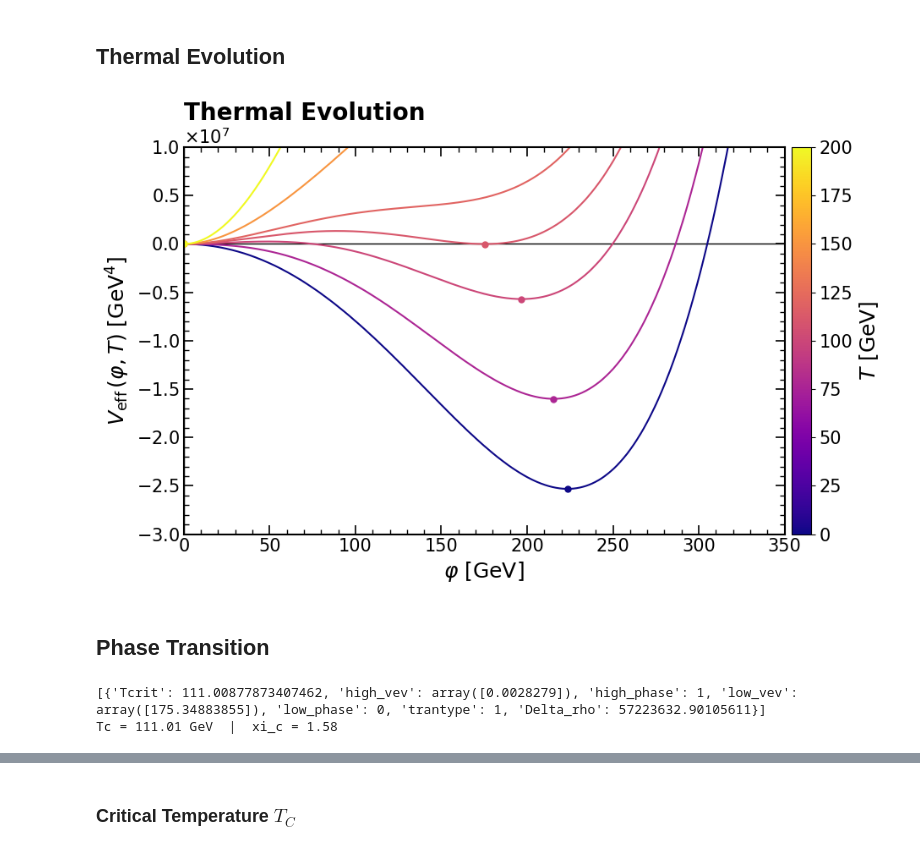
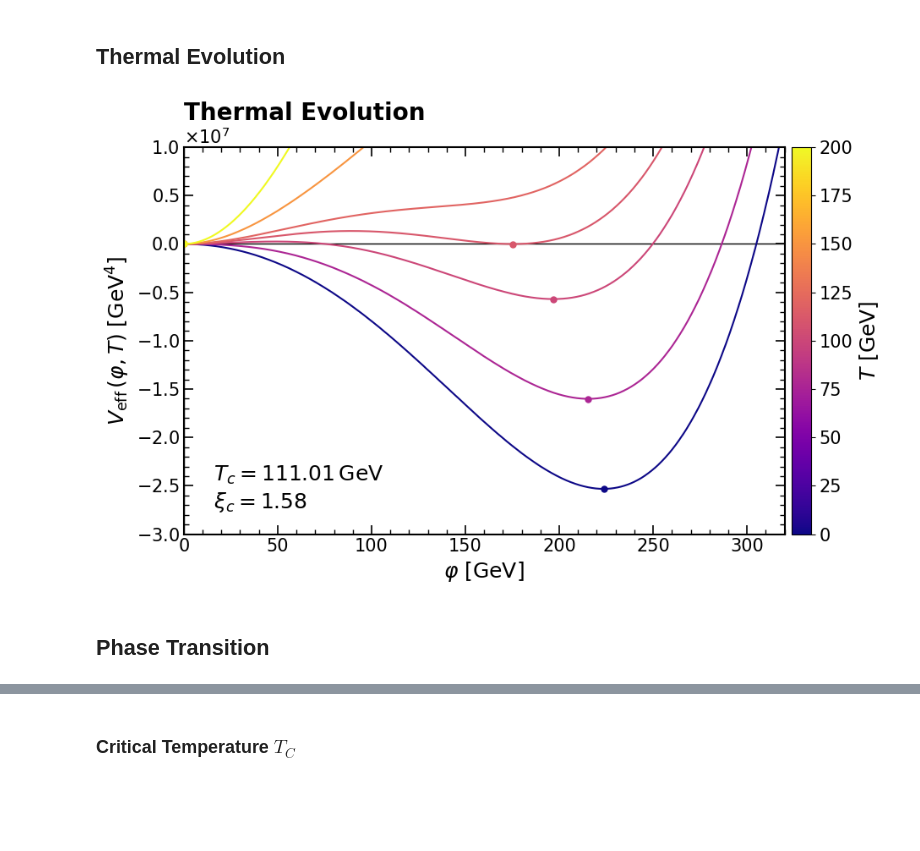
Before and after one commit to Diego-gt-phys/TFM-Repository, a Jupyter notebook: CosmoTransitions/Abelian_Analysis.ipynb, the cells around one changed output, grey strips where cells are left out. Cells and saved outputs as stored; diff of their text form; code cells hidden in the pictures; blank space fills up the shorter version.

```diff
--- a/CosmoTransitions/Abelian_Analysis.ipynb
+++ b/CosmoTransitions/Abelian_Analysis.ipynb
@@ -124,50 +124,39 @@ for T in T_vals:
     V_min   = V[mask][idx]
     ax.plot(phi_min, V_min-model.Vtot(np.array([[0.0]]), T), 'o', color=color, ms=5)
 
-ax.set_xlim(0, 350)
+ax.set_xlim(0, 320)
 ax.set_ylim(-3e7,1e7)
 
 ax.set_xlabel(r'$\varphi$ $\left[\mathrm{GeV}\right]$', fontsize=18)
 ax.set_ylabel(r'$V_\mathrm{eff}\,(\varphi, T)$ $\left[\mathrm{GeV^4}\right]$', fontsize=18)
 
 ax.yaxis.set_major_formatter(ScalarFormatter(useMathText=True))
 ax.ticklabel_format(style='sci', axis='y', scilimits=(-2, 2))
 ax.yaxis.get_offset_text().set_fontsize(15)
 for spine in ax.spines.values():
     spine.set_linewidth(1.5)
 
 # Configure ticks
 ax.tick_params(axis='both', which='major', direction='in', length=8, width=1.2, labelsize=15, top=True, right=True)
 ax.tick_params(axis='both', which='minor', direction='in', length=4, width=1, labelsize=15, top=True, right=True)
 ax.minorticks_on()
 
 cbar = fig.colorbar(sm, ax=ax, pad=0.01)
 cbar.set_label(r'$T\ [\mathrm{GeV}]$', fontsize=18)
 cbar.ax.tick_params(labelsize=15)
 
 
-#annotation = (rf"$T_c   = 132.85 \, \mathrm{{GeV}}$"  "\n"rf"$\xi_c = 1.36$")
-#ax.text(0.05, 0.2, annotation,transform=ax.transAxes,fontsize=18,verticalalignment='top',horizontalalignment='left')
+annotation = (rf"$T_c   = 111.01 \, \mathrm{{GeV}}$"  "\n"rf"$\xi_c = 1.58$")
+ax.text(0.05, 0.18, annotation,transform=ax.transAxes,fontsize=18,verticalalignment='top',horizontalalignment='left')
 
 plt.title(r"Thermal Evolution", loc='left', fontsize=20, fontweight='bold')
 plt.tight_layout()
 plt.savefig("figures\AbelianCT_Thermal.pdf", format="pdf", bbox_inches="tight")
 
 plt.show()
 # %% [output]
-[figure, old version]
+[figure, new version]
 # %% [markdown]
 ## Phase Transition
 # %%
 model.Tmax = 200
-# %%
-trans = model.calcTcTrans()
-print(trans)
-Tc   = trans[0]['Tcrit']
-high = trans[0]['high_vev']
-low  = trans[0]['low_vev']
-xi_c = abs(low[0] - high[0]) / Tc
-print(f"Tc = {Tc:.2f} GeV  |  xi_c = {xi_c:.2f}")
-# %% [output]
-[{'Tcrit': 111.00877873407462, 'high_vev': array([0.0028279]), 'high_phase': 1, 'low_vev': array([175.34883855]), 'low_phase': 0, 'trantype': 1, 'Delta_rho': 57223632.90105611}]
-Tc = 111.01 GeV  |  xi_c = 1.58
```
Also changed, not shown: parts of 9 cells of this notebook, 2 other files.
